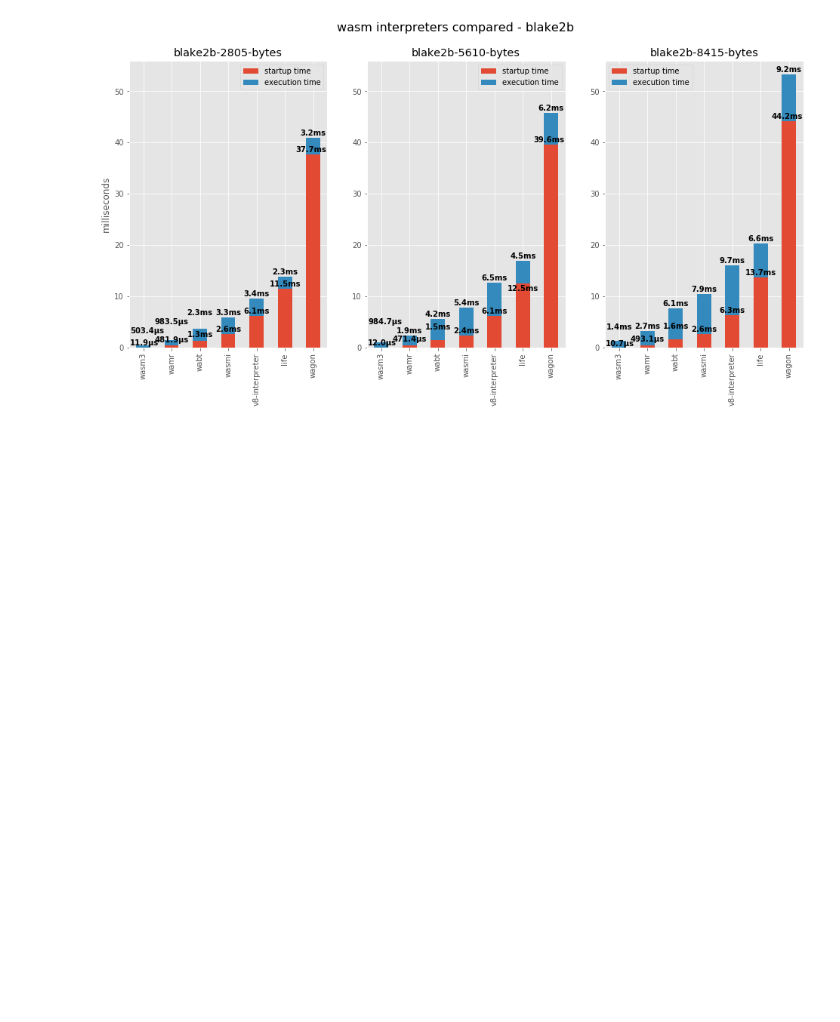
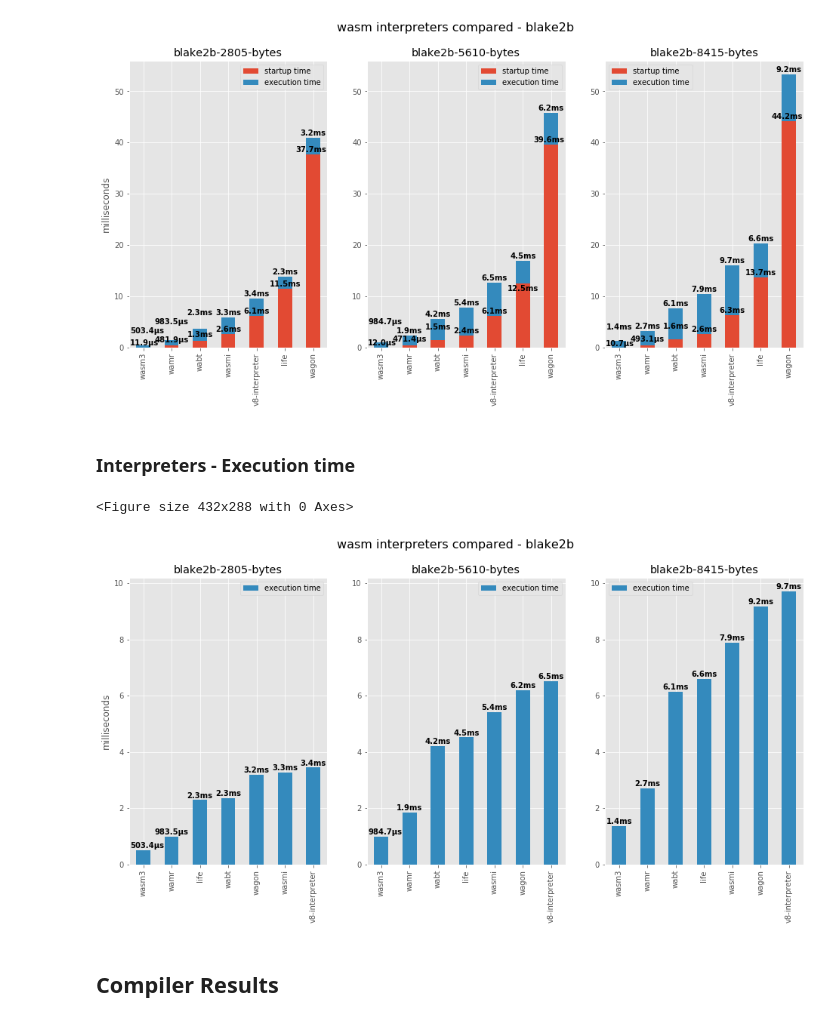
Before and after one commit to ewasm/benchmarking, a Jupyter notebook: notebooks/wasm-engines.ipynb, the cells around one changed output. Cells and saved outputs as stored; diff of their text form; code cells hidden in the pictures; blank space fills up the shorter version.

```diff
--- a/notebooks/wasm-engines.ipynb
+++ b/notebooks/wasm-engines.ipynb
@@ -376,3 +362,46 @@ plotInterpThreeTests(df_interp, blake2b_test_names, title="wasm interpreters com
 # %% [output]
 <Figure size 432x288 with 0 Axes>
 [figure]
+# %% [markdown]
+### Interpreters - Execution time
+# %%
+def plotThreeTestsExecTime(df_testdata, three_names, title="Title"):
+    df_1 = df_testdata[df_testdata['test_name'] == three_names[0]]
+    df_2 = df_testdata[df_testdata['test_name'] == three_names[1]]
+    df_3 = df_testdata[df_testdata['test_name'] == three_names[2]]
+    plt.figure()
+    f, (ax1) = plt.subplots(1, 3, sharey=True, figsize=(16,7))
+    df_1.sort_values('exec_time')[['exec_time']].plot.bar(ax=ax1[0], color=COLORS_DEFAULT['blue'])
+    ax1[0].set_title(three_names[0])
+    ax1[0].set(xlabel='')
+    df_2.sort_values('exec_time')[['exec_time']].plot.bar(ax=ax1[1], color=COLORS_DEFAULT['blue'])
+    ax1[1].set_title(three_names[1])
+    ax1[1].set(xlabel='')
+    df_3.sort_values('exec_time')[['exec_time']].plot.bar(ax=ax1[2], color=COLORS_DEFAULT['blue'])
+    ax1[2].set_title(three_names[2])
+    ax1[2].set(xlabel='')
+    adjust_text_labels(labelBarHeights(ax1[0]), ax=ax1[0])
+    adjust_text_labels(labelBarHeights(ax1[1]), ax=ax1[1])
+    adjust_text_labels(labelBarHeights(ax1[2]), ax=ax1[2])
+    ax1[0].legend(labels=["execution time"])
+    ax1[1].legend(labels=["execution time"])
+    ax1[2].legend(labels=["execution time"])
+
+    ax1[1].tick_params(axis='y', left=True, labelleft=True)
+    ax1[2].tick_params(axis='y', left=True, labelleft=True)
+
+    scale_y = 1e-3
+    ticks_y = ticker.FuncFormatter(lambda y, pos: '{0:g}'.format(y/scale_y))
+    ax1[1].yaxis.set_major_formatter(ticks_y)
+
+    ax1[0].set(ylabel='milliseconds')
+
+    f.suptitle(title, fontsize=16, y=0.98)
+    plt.show()
+# %%
+plotThreeTestsExecTime(df_interp, blake2b_test_names, title="wasm interpreters compared - blake2b")
+# %% [output]
+<Figure size 432x288 with 0 Axes>
+[figure, added]
+# %% [markdown]
+## Compiler Results
```
Also changed, not shown: parts of 15 cells of this notebook.
